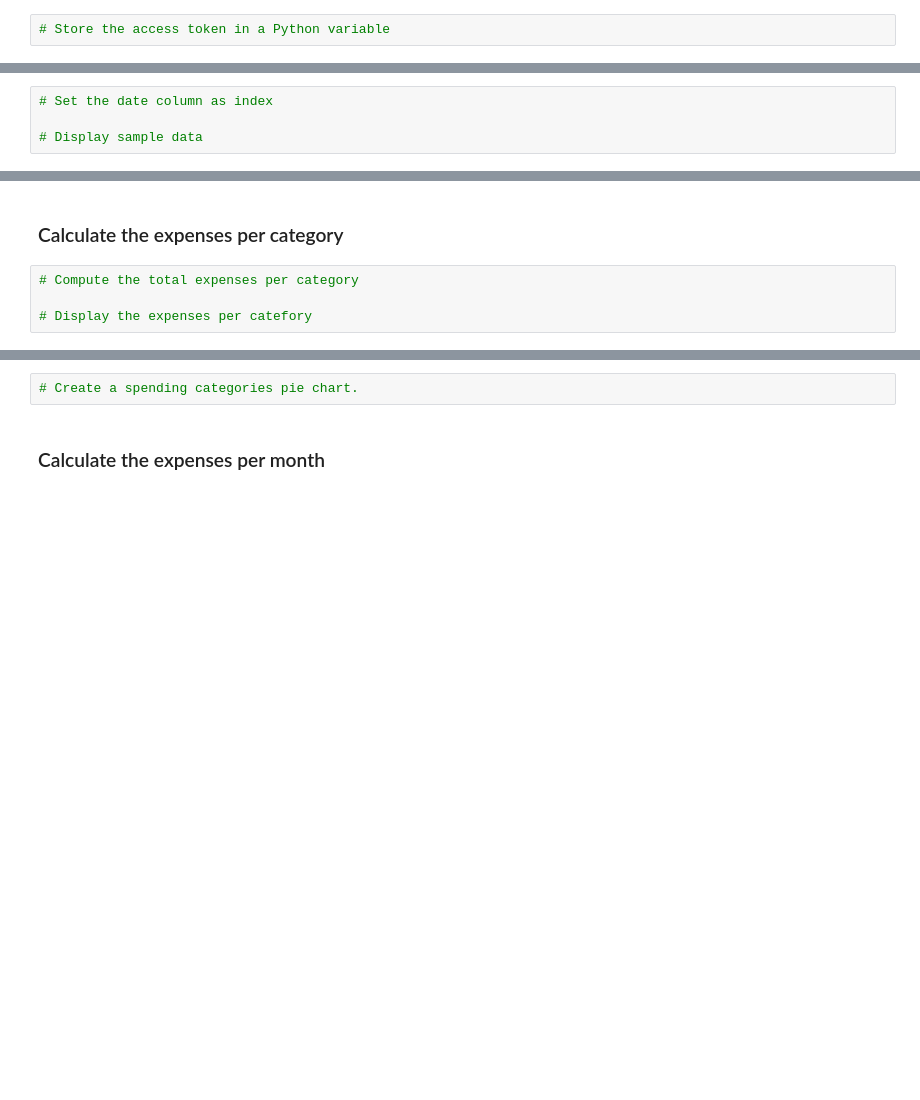
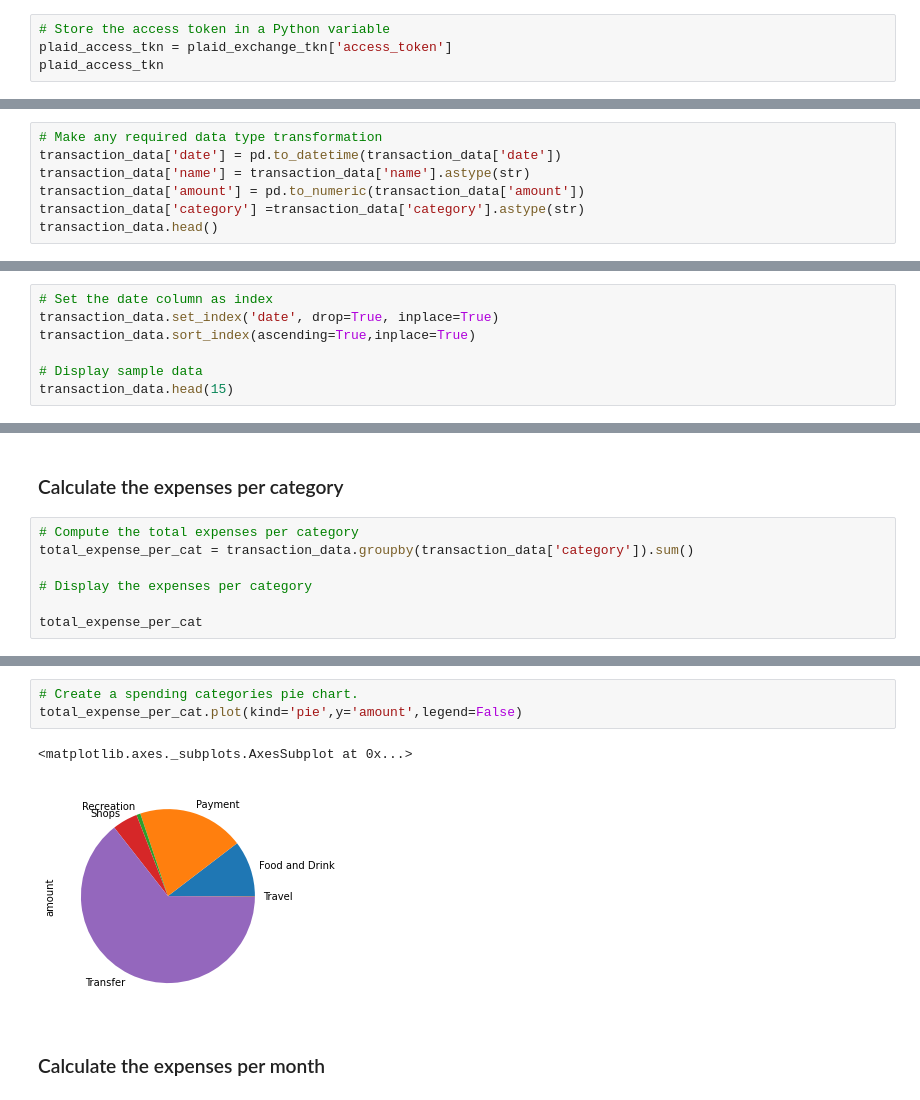
Before and after one commit to dhsmith111/05-APIs, a Jupyter notebook: account_summary.ipynb, the cells around one changed output, grey strips where cells are left out. Drawn from its saved outputs; the diff is of its cells as text; blank space fills up the shorter version.

```diff
--- a/account_summary.ipynb
+++ b/account_summary.ipynb
@@ -69,2 +107,4 @@ INSITUTION_ID = "ins_109508"
 # %%
 # Store the access token in a Python variable
+plaid_access_tkn = plaid_exchange_tkn['access_token']
+plaid_access_tkn
@@ -123,0 +286,7 @@ In this section, you will use the Plaid Python SDK to connect to the Developer S
+# %%
+# Make any required data type transformation
+transaction_data['date'] = pd.to_datetime(transaction_data['date'])
+transaction_data['name'] = transaction_data['name'].astype(str)
+transaction_data['amount'] = pd.to_numeric(transaction_data['amount'])
+transaction_data['category'] =transaction_data['category'].astype(str)
+transaction_data.head()
@@ -124,4 +300,7 @@ In this section, you will use the Plaid Python SDK to connect to the Developer S
 # %%
 # Set the date column as index
+transaction_data.set_index('date', drop=True, inplace=True)
+transaction_data.sort_index(ascending=True,inplace=True)
 
 # Display sample data
+transaction_data.head(15)
@@ -164,5 +398,8 @@ In this section, you will use the transactions DataFrame to analyze the customer
 ### Calculate the expenses per category
 # %%
 # Compute the total expenses per category
+total_expense_per_cat = transaction_data.groupby(transaction_data['category']).sum()
 
-# Display the expenses per catefory
+# Display the expenses per category
+
+total_expense_per_cat
@@ -169,5 +415,9 @@ In this section, you will use the transactions DataFrame to analyze the customer
 # %%
 # Create a spending categories pie chart.
+total_expense_per_cat.plot(kind='pie',y='amount',legend=False)
+# %% [output]
+<matplotlib.axes._subplots.AxesSubplot at 0x...>
+[figure, added]
 # %% [markdown]
 ### Calculate the expenses per month
 # %%
```
Also changed, not shown: parts of 25 cells of this notebook.
